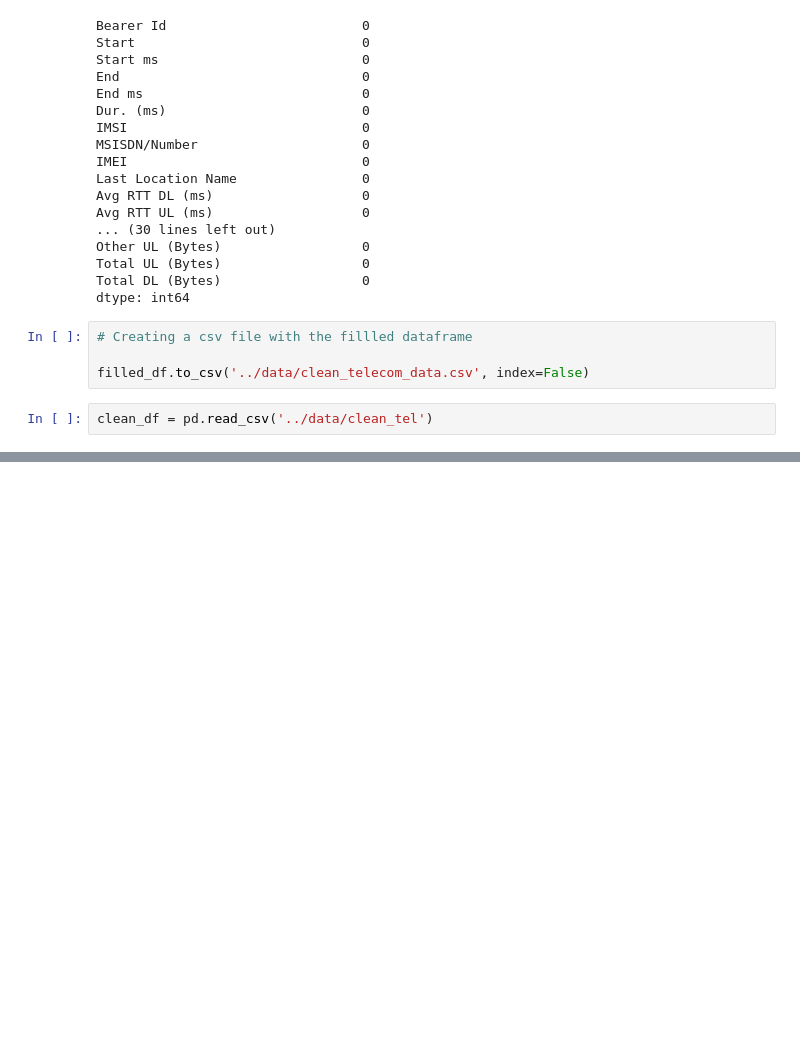
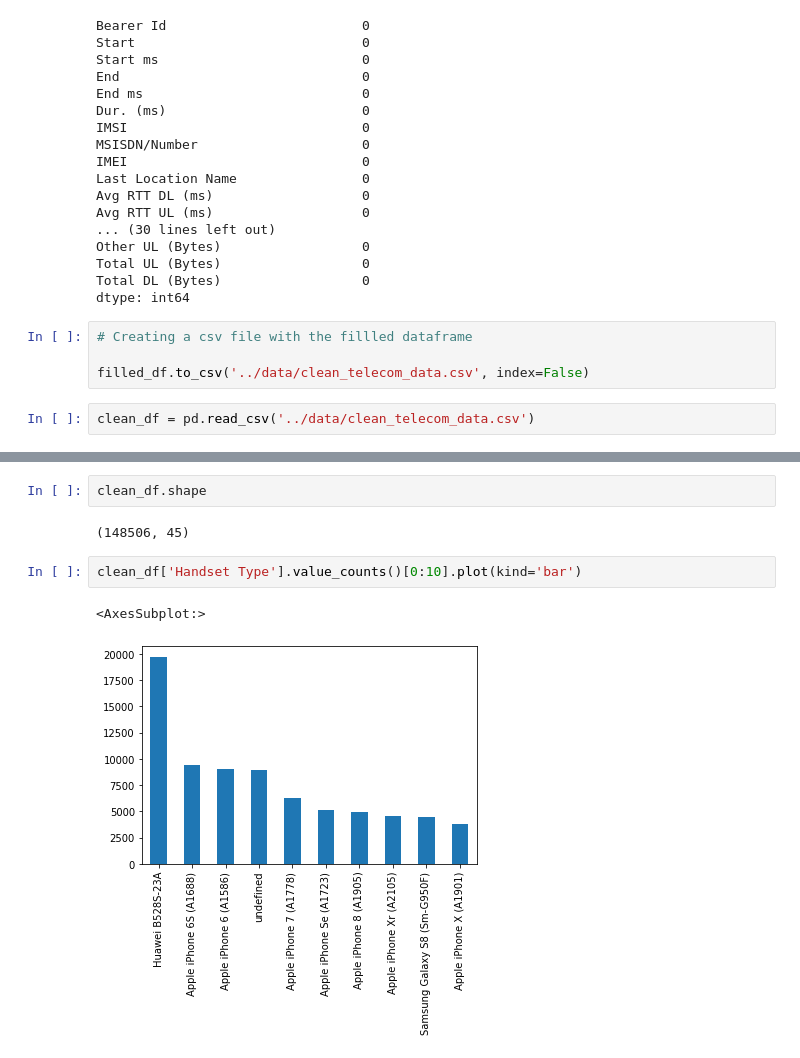
Before and after one commit to nahomHmichael/Telecom-User-Analytics, a Jupyter notebook: notebooks/user_overview_analysis.ipynb, the cells around one changed output, grey strips where cells are left out. Cells and saved outputs as stored; diff of their text form; blank space fills up the shorter version.

```diff
--- a/notebooks/user_overview_analysis.ipynb
+++ b/notebooks/user_overview_analysis.ipynb
@@ -329,4 +329,4 @@ dtype: int64
 
 filled_df.to_csv('../data/clean_telecom_data.csv', index=False)
 # %%
-clean_df = pd.read_csv('../data/clean_tel')
+clean_df = pd.read_csv('../data/clean_telecom_data.csv')
@@ -332,0 +355,9 @@ clean_df = pd.read_csv('../data/clean_tel')
+# %%
+clean_df.shape
+# %% [output]
+(148506, 45)
+# %%
+clean_df['Handset Type'].value_counts()[0:10].plot(kind='bar')
+# %% [output]
+<AxesSubplot:>
+[figure, added]
```
Also changed, not shown: parts of 3 cells of this notebook.
